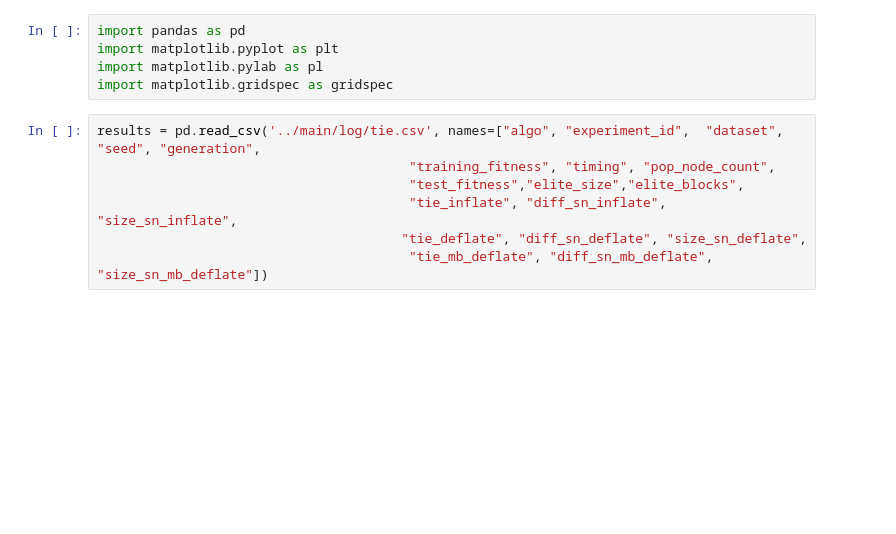
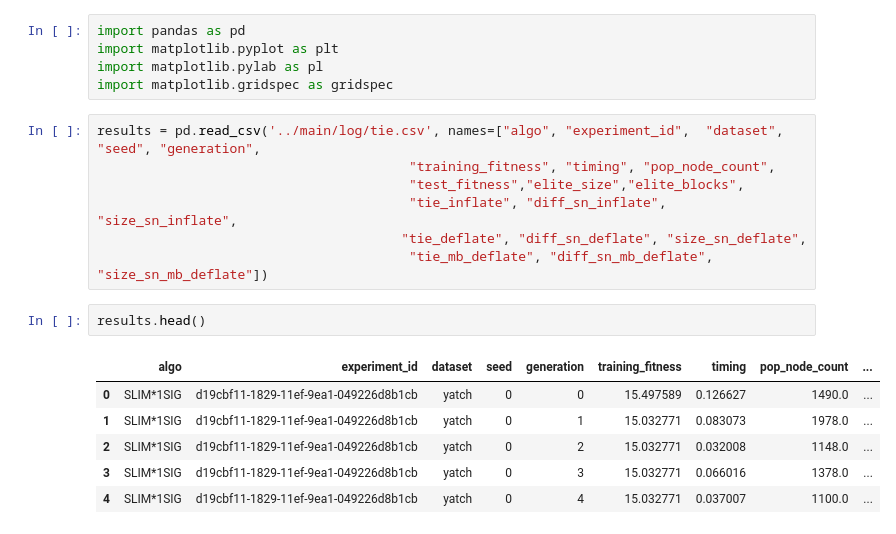
Before and after one commit to Rizzolioli/SlimShady, a Jupyter notebook: utils/TIE visualizations.ipynb, the cells around one changed output. Drawn from its saved outputs; the diff is of its cells as text; blank space fills up the shorter version.

```diff
--- a/utils/TIE visualizations.ipynb
+++ b/utils/TIE visualizations.ipynb
@@ -10,4 +10,13 @@ results = pd.read_csv('../main/log/tie.csv', names=["algo", "experiment_id",  "d
                                         "tie_inflate", "diff_sn_inflate", "size_sn_inflate",
                                        "tie_deflate", "diff_sn_deflate", "size_sn_deflate",
                                         "tie_mb_deflate", "diff_sn_mb_deflate", "size_sn_mb_deflate"])
+# %%
+results.head()
+# %% [output]
+|  | algo | experiment_id | dataset | seed | generation | training_fitness | timing | pop_node_count | ... |
+| 0 | SLIM*1SIG | d19cbf11-1829-11ef-9ea1-049226d8b1cb | yatch | 0 | 0 | 15.497589 | 0.126627 | 1490.0 | ... |
+| 1 | SLIM*1SIG | d19cbf11-1829-11ef-9ea1-049226d8b1cb | yatch | 0 | 1 | 15.032771 | 0.083073 | 1978.0 | ... |
+| 2 | SLIM*1SIG | d19cbf11-1829-11ef-9ea1-049226d8b1cb | yatch | 0 | 2 | 15.032771 | 0.032008 | 1148.0 | ... |
+| 3 | SLIM*1SIG | d19cbf11-1829-11ef-9ea1-049226d8b1cb | yatch | 0 | 3 | 15.032771 | 0.066016 | 1378.0 | ... |
+| 4 | SLIM*1SIG | d19cbf11-1829-11ef-9ea1-049226d8b1cb | yatch | 0 | 4 | 15.032771 | 0.037007 | 1100.0 | ... |
 # %%
```
Also changed, not shown: parts of 4 cells of this notebook, 1 other file.
